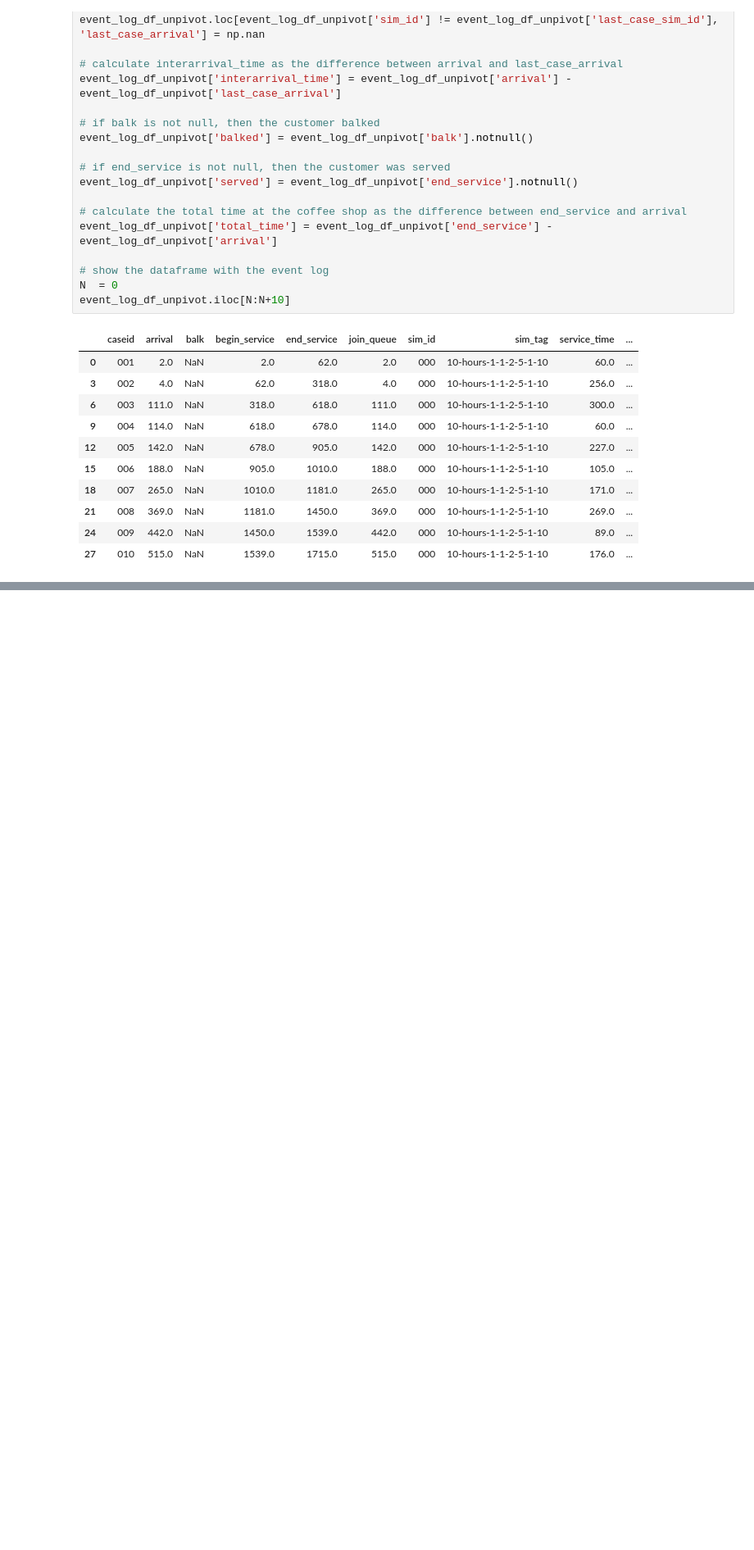
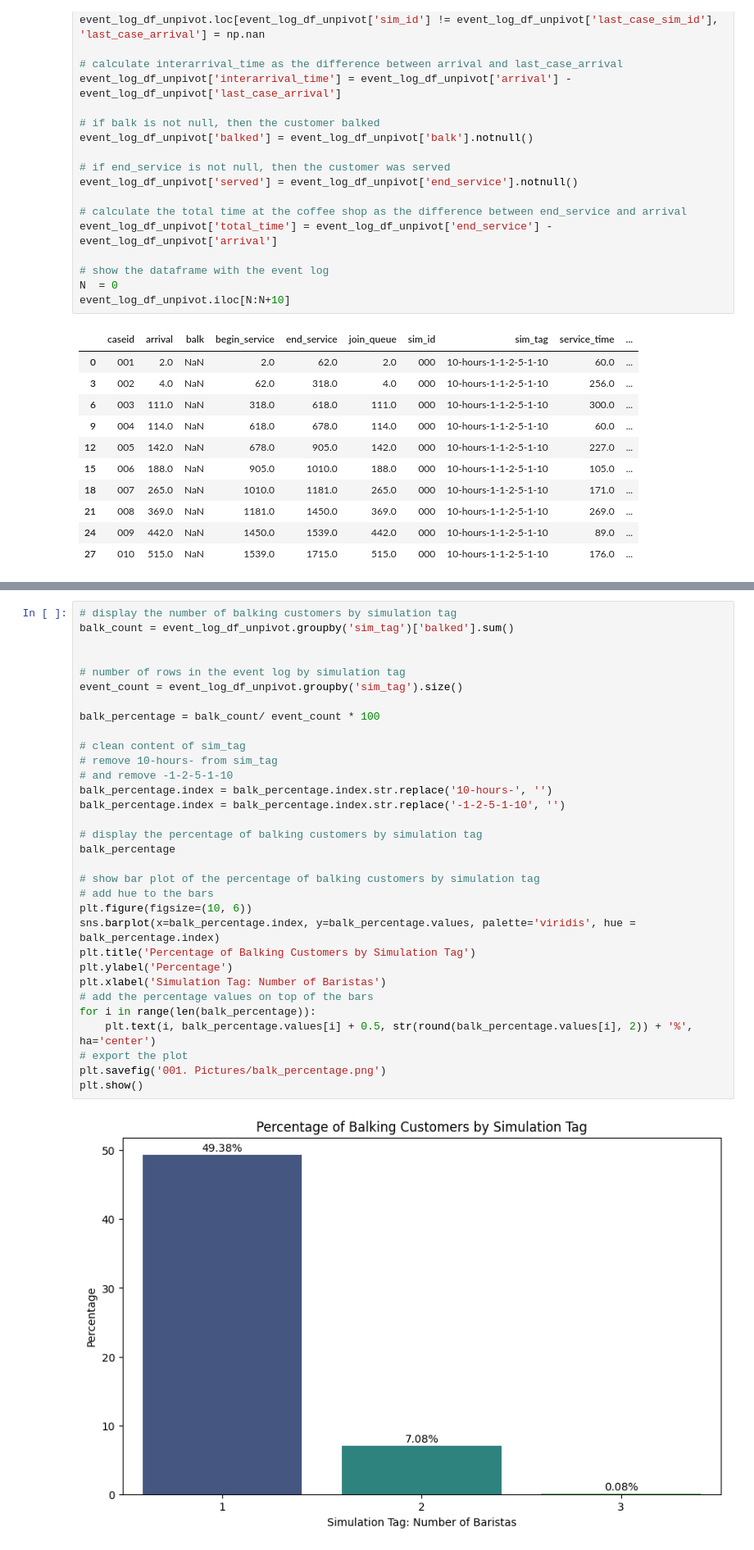
Before and after one commit to sergiovalentini11/msds460-montecarlo, a Jupyter notebook: Analyze_Simulation_Results.ipynb, the cells around one changed output, grey strips where cells are left out. Shown at 82% size. Drawn from its saved outputs; the diff is of its cells as text; blank space fills up the shorter version.

```diff
--- a/Analyze_Simulation_Results.ipynb
+++ b/Analyze_Simulation_Results.ipynb
@@ -215 +199,35 @@ plt.close()
 plt.show()
+# %%
+# display the number of balking customers by simulation tag
+balk_count = event_log_df_unpivot.groupby('sim_tag')['balked'].sum()
+
+
+# number of rows in the event log by simulation tag
+event_count = event_log_df_unpivot.groupby('sim_tag').size()
+
+balk_percentage = balk_count/ event_count * 100
+
+# clean content of sim_tag
+# remove 10-hours- from sim_tag
+# and remove -1-2-5-1-10
+balk_percentage.index = balk_percentage.index.str.replace('10-hours-', '')
+balk_percentage.index = balk_percentage.index.str.replace('-1-2-5-1-10', '')
+
+# display the percentage of balking customers by simulation tag
+balk_percentage
+
+# show bar plot of the percentage of balking customers by simulation tag
+# add hue to the bars
+plt.figure(figsize=(10, 6))
+sns.barplot(x=balk_percentage.index, y=balk_percentage.values, palette='viridis', hue = balk_percentage.index)
+plt.title('Percentage of Balking Customers by Simulation Tag')
+plt.ylabel('Percentage')
+plt.xlabel('Simulation Tag: Number of Baristas')
+# add the percentage values on top of the bars
+for i in range(len(balk_percentage)):
+    plt.text(i, balk_percentage.values[i] + 0.5, str(round(balk_percentage.values[i], 2)) + '%', ha='center')
+# export the plot
+plt.savefig('001. Pictures/balk_percentage.png')
+plt.show()
+# %% [output]
+[figure, added]
```
Also changed, not shown: parts of 3 cells of this notebook, 3 other files.
